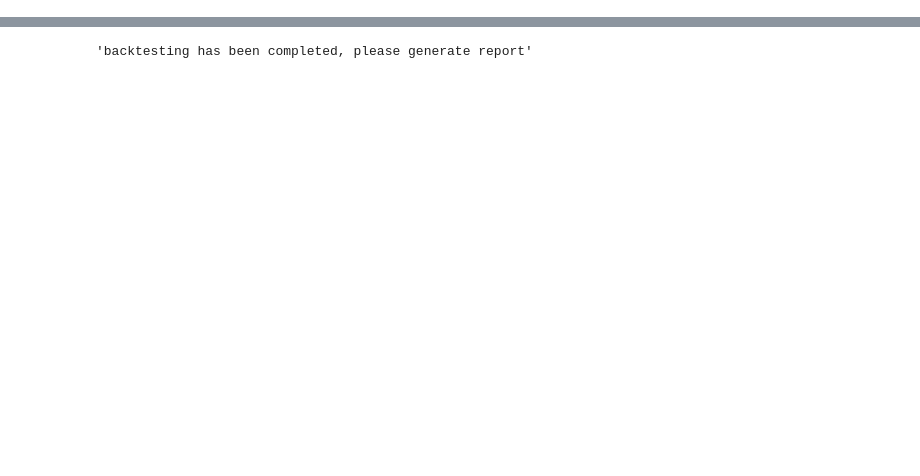
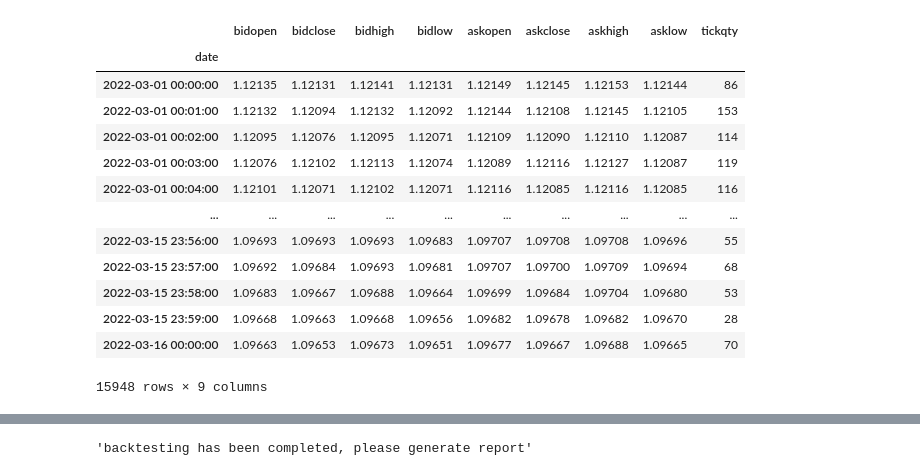
Before and after one commit to sonupal129/affinity, a Jupyter notebook: algo_test.ipynb, the cells around one changed output, grey strips where cells are left out. Cells and saved outputs as stored; diff of their text form; code cells hidden in the pictures; blank space fills up the shorter version.

```diff
--- a/algo_test.ipynb
+++ b/algo_test.ipynb
@@ -1,6 +1,9 @@
 # %%
-import fxcmpy
+import fxcmpy, socketio, engineio
+print(fxcmpy.__version__)
+print(engineio.__version__)
+print(socketio.__version__)
 TOKEN = "65aa373e2c6d310060a655ac665b46531ecd1adc"
-con = fxcmpy.fxcmpy(access_token=TOKEN, log_level="error")
+con = fxcmpy.fxcmpy(access_token=TOKEN, log_level="error", server="demo")
 con
 # %% [output]
@@ -24,11 +30,26 @@ con
 # %%
 import datetime as dt
 from icecream import ic
-
+import socketio, engineio
 
 
 start = dt.datetime(2022,3,1)
-end = dt.datetime(2022,3,4)
+end = dt.datetime(2022,3,16)
 data = con.get_candles('EUR/USD', period='m1', start=start, end=end) #number=250 start=start, end=end
 # data.to_csv("mar.csv")
 data
+# %% [output]
+|  | bidopen | bidclose | bidhigh | bidlow | askopen | askclose | askhigh | asklow | tickqty |
+| date |  |  |  |  |  |  |  |  |  |
+| 2022-03-01 00:00:00 | 1.12135 | 1.12131 | 1.12141 | 1.12131 | 1.12149 | 1.12145 | 1.12153 | 1.12144 | 86 |
+| 2022-03-01 00:01:00 | 1.12132 | 1.12094 | 1.12132 | 1.12092 | 1.12144 | 1.12108 | 1.12145 | 1.12105 | 153 |
+| 2022-03-01 00:02:00 | 1.12095 | 1.12076 | 1.12095 | 1.12071 | 1.12109 | 1.12090 | 1.12110 | 1.12087 | 114 |
+| 2022-03-01 00:03:00 | 1.12076 | 1.12102 | 1.12113 | 1.12074 | 1.12089 | 1.12116 | 1.12127 | 1.12087 | 119 |
+| 2022-03-01 00:04:00 | 1.12101 | 1.12071 | 1.12102 | 1.12071 | 1.12116 | 1.12085 | 1.12116 | 1.12085 | 116 |
+| ... | ... | ... | ... | ... | ... | ... | ... | ... | ... |
+| 2022-03-15 23:56:00 | 1.09693 | 1.09693 | 1.09693 | 1.09683 | 1.09707 | 1.09708 | 1.09708 | 1.09696 | 55 |
+| 2022-03-15 23:57:00 | 1.09692 | 1.09684 | 1.09693 | 1.09681 | 1.09707 | 1.09700 | 1.09709 | 1.09694 | 68 |
+| 2022-03-15 23:58:00 | 1.09683 | 1.09667 | 1.09688 | 1.09664 | 1.09699 | 1.09684 | 1.09704 | 1.09680 | 53 |
+| 2022-03-15 23:59:00 | 1.09668 | 1.09663 | 1.09668 | 1.09656 | 1.09682 | 1.09678 | 1.09682 | 1.09670 | 28 |
+| 2022-03-16 00:00:00 | 1.09663 | 1.09653 | 1.09673 | 1.09651 | 1.09677 | 1.09667 | 1.09688 | 1.09665 | 70 |
+15948 rows × 9 columns
```
Also changed, not shown: parts of 16 cells of this notebook, 27 other files.
